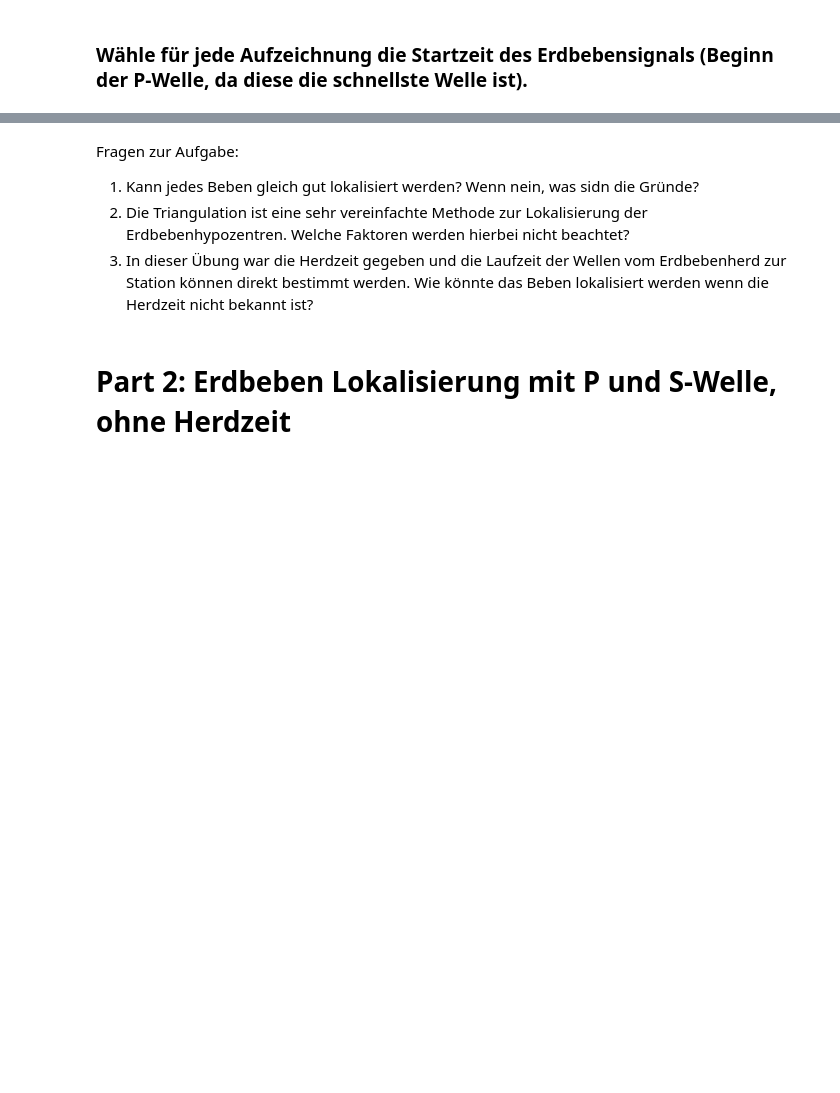
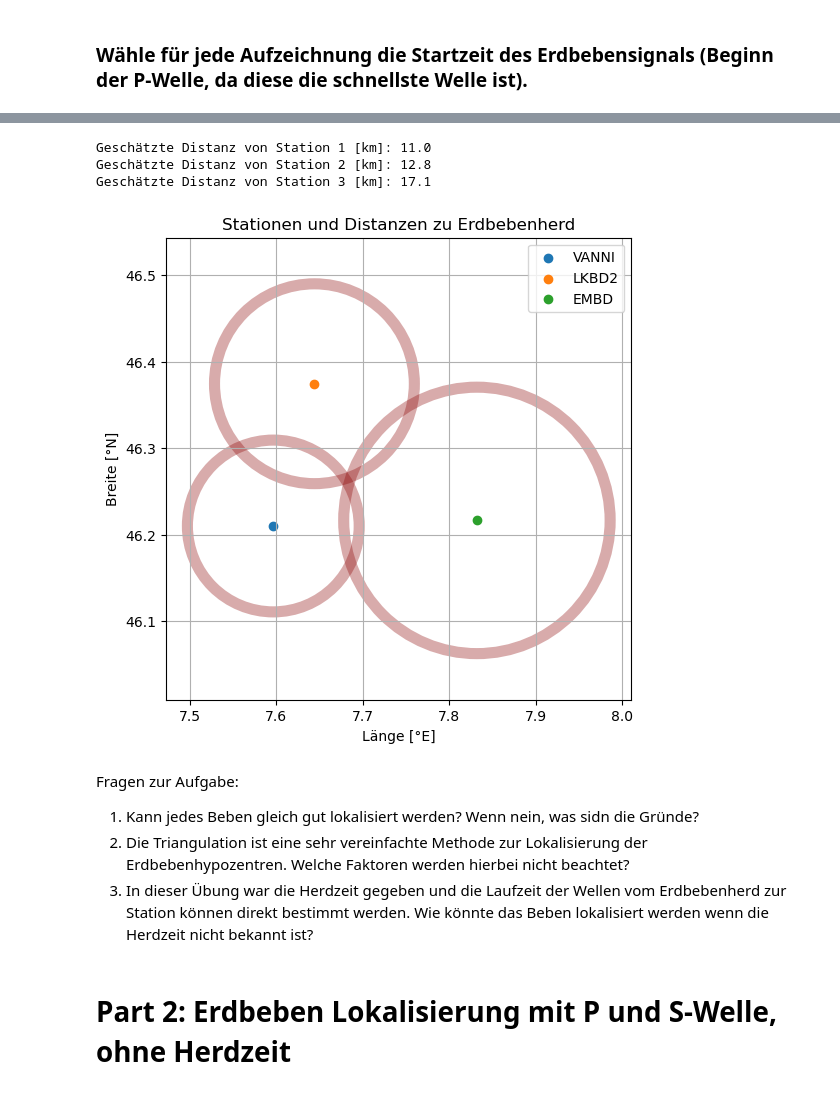
Before and after one commit to niko-d/test_setup, a Jupyter notebook: notebooks/ErdbebenLokalisierung.ipynb, the cells around one changed output, grey strips where cells are left out. Cells and saved outputs as stored; diff of their text form; code cells hidden in the pictures; blank space fills up the shorter version.

```diff
--- a/notebooks/ErdbebenLokalisierung.ipynb
+++ b/notebooks/ErdbebenLokalisierung.ipynb
@@ -79,7 +72,7 @@ else:
     print("Wähle Erdbeben 1,2,3,4, oder 4")
 
 
-station_info = get_station_info(station_data)
+station_info = get_station_info(station_data,origin_time)
 # %% [markdown]
 ### Seismogramme herunterladen, prozessieren, und überprüfen
 # %%
@@ -137,6 +157,10 @@ vp = 4.5
 
 # Denke daran dass die Geschwindigkeit auch mit der lokalen Geologie variiert.
 # Beachte auch, dass Erdbebenwellen mit grösserer Distanz typischer Weise durch tiefere, schneller Schichten propagieren
+distance_station1 = ... # TODO Berechen Distanzen
+distance_station2 = ...
+distance_station3 = ...
+
 distance_station1 = vp * start_station1
 distance_station2 = vp * start_station2
 distance_station3 = vp * start_station3
@@ -146,29 +170,41 @@ print(f"Geschätzte Distanz von Station 2 [km]: {distance_station2:.1f}")
 print(f"Geschätzte Distanz von Station 3 [km]: {distance_station3:.1f}")
 
 distances_km = [distance_station1, distance_station2, distance_station3]
+# %% [output]
+Geschätzte Distanz von Station 1 [km]: 11.0
+Geschätzte Distanz von Station 2 [km]: 12.8
+Geschätzte Distanz von Station 3 [km]: 17.1
 # %%
 
 # Schliesse interaktive Plots
 plt.close('all')
 %matplotlib inline
 
+def km_to_deg(km):
+    # Sehr stark vereinfachte Umrechnung von Kilometer zu Grad
+    # berücksichtigt nicht, dass 1° Längengrad je nach Breite kürzer wird (≈ 111 km × cos φ und die Erde keine perfekter Kugel ist.
+    return km/111
 
 fig, ax = plt.subplots(figsize=(6,6))
 
 for i, stat in enumerate(station_info):
     ax.scatter(stat[2], stat[1], label=stat[0])
 
     distance = distances_km[i]
     circle = patches.Circle((stat[2], stat[1]), radius=km_to_deg(distance), color='darkred', fill=False, lw=8,alpha=0.33)
     ax.add_patch(circle)
 
 ax.axis('equal')
 ax.legend()
 ax.set_xlabel("Länge [°E]")
 ax.set_ylabel("Breite [°N]")
 ax.set_title("Stationen und Distanzen zu Erdbebenherd")
 ax.grid()
 plt.show()
+
+# Tatsächlich wären würden die Distanzen keien Kreise sondern Ellipsen auf Karte ergeben
+# %% [output]
+[figure, added]
 # %% [markdown]
 Fragen zur Aufgabe:
 1. Kann jedes Beben gleich gut lokalisiert werden? Wenn nein, was sidn die Gründe?
```
Also changed, not shown: parts of 14 cells of this notebook.
